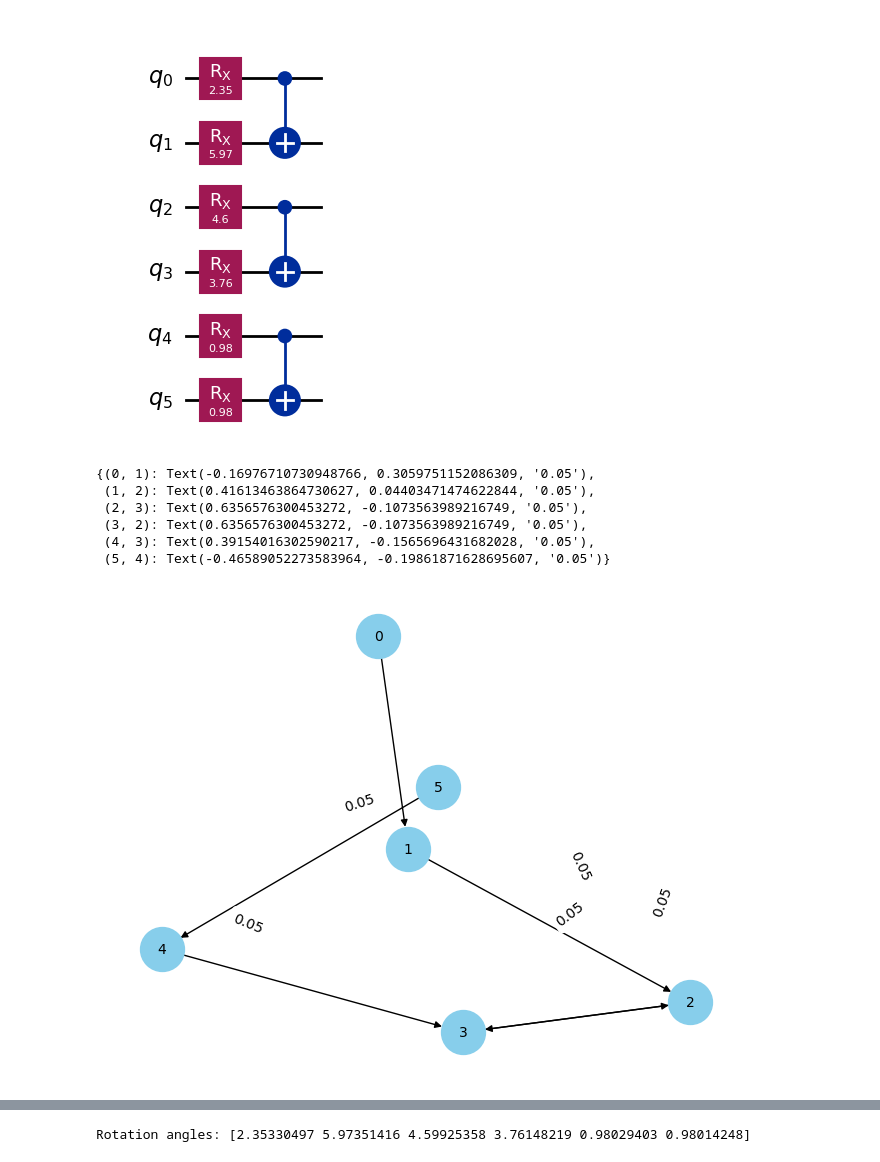
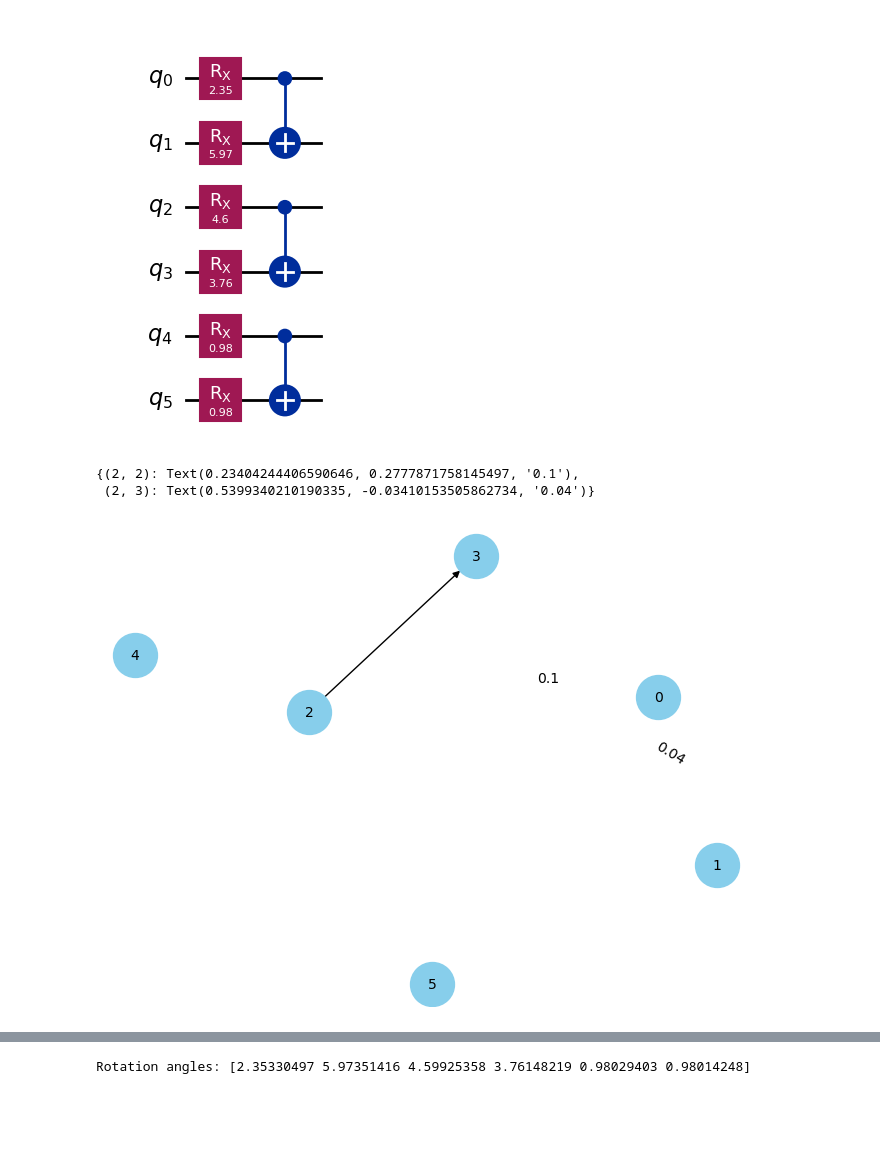
Before and after one commit to arthurostrauss/Quantum_Optimal_Control, a Jupyter notebook: gate_level/spillover_noise_use_case/generic_spillover/spillover_effect_on_subsystem.ipynb, the cells around one changed output, grey strips where cells are left out. Cells and saved outputs as stored; diff of their text form; code cells hidden in the pictures; blank space fills up the shorter version.

```diff
--- a/gate_level/spillover_noise_use_case/generic_spillover/spillover_effect_on_subsystem.ipynb
+++ b/gate_level/spillover_noise_use_case/generic_spillover/spillover_effect_on_subsystem.ipynb
@@ -43,37 +41,34 @@ Parameter dictionary:
 # %%
 # Define noise-coupling matrix with gamma values (example values)
 gamma_matrix = np.zeros((num_qubits, num_qubits))
-gamma_matrix[0, 1] = 0.05  # γ_0->1
+gamma_matrix[0, 1] = 0.000  # γ_0->1
 gamma_matrix[0, 3] = 0.0  # γ_0->3
-gamma_matrix[1, 2] = 0.05  # γ_1->2
-gamma_matrix[2, 3] = 0.05  # γ_2->3
-gamma_matrix[3, 2] = 0.05  # γ_3->2
-gamma_matrix[4, 3] = 0.05  # γ_4->3
-gamma_matrix[5, 4] = 0.05  # γ_5->4
+gamma_matrix[1, 2] = 0.0  # γ_1->2
+gamma_matrix[2, 2] = 0.1
+gamma_matrix[2, 3] = 0.04  # γ_2->3
+gamma_matrix[3, 2] = 0.0  # γ_3->2
+gamma_matrix[4, 3] = 0.0  # γ_4->3
+gamma_matrix[5, 4] = 0.0  # γ_5->4
 
 # Display gamma matrix with imshow plot for better visualization
 # plt.imshow(gamma_matrix, cmap="hot", interpolation="nearest")
 # plt.colorbar()
 # plt.title("Spillover rate matrix")
 # cm.draw()
 
 # Display gamma matrix as weights in a directed graph
 import networkx as nx
 
 G = nx.DiGraph(gamma_matrix)
 pos = nx.spring_layout(G)
 nx.draw(G, None, with_labels=True, node_size=1000, node_color="skyblue", font_size=10)
 labels = nx.get_edge_attributes(G, "weight")
 nx.draw_networkx_edge_labels(G, pos, edge_labels=labels)
 # plt.title("Spillover rate matrix as directed graph")
 # %% [output]
-{(0, 1): Text(-0.16976710730948766, 0.3059751152086309, '0.05'),
- (1, 2): Text(0.41613463864730627, 0.04403471474622844, '0.05'),
- (2, 3): Text(0.6356576300453272, -0.1073563989216749, '0.05'),
- (3, 2): Text(0.6356576300453272, -0.1073563989216749, '0.05'),
- (4, 3): Text(0.39154016302590217, -0.1565696431682028, '0.05'),
- (5, 4): Text(-0.46589052273583964, -0.19861871628695607, '0.05')}
+{(2, 2): Text(0.23404244406590646, 0.2777871758145497, '0.1'),
+ (2, 3): Text(0.5399340210190335, -0.03410153505862734, '0.04')}
-[figure, old version]
+[figure, new version]
 # %%
 pm = PassManager(
     [
```
Also changed, not shown: parts of 21 cells of this notebook, 3 other files.
